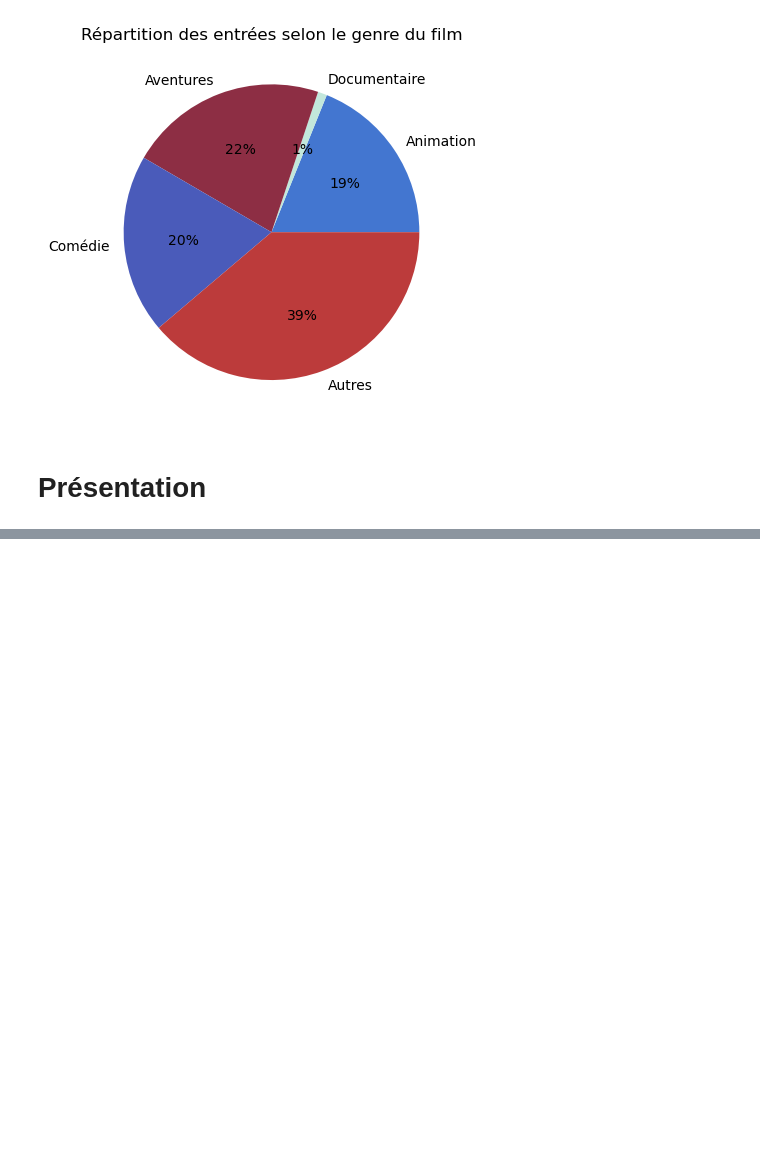
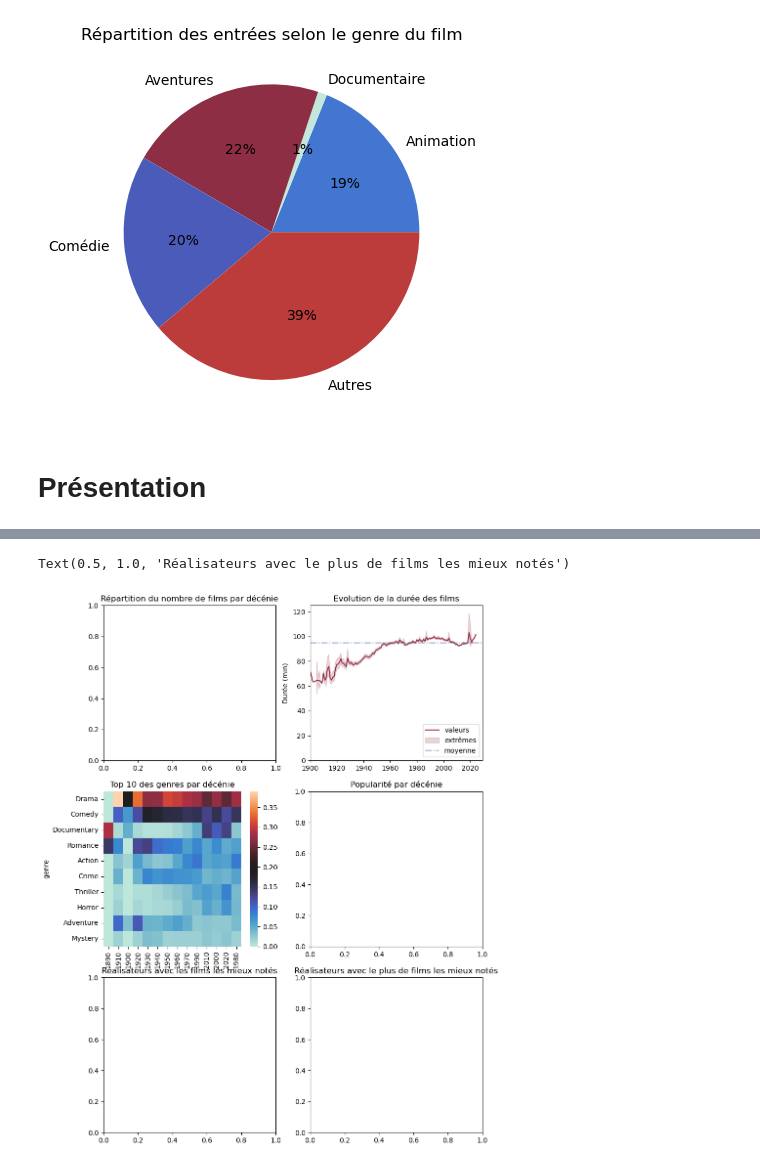
Before and after one commit to LunaGTN/film_recommendation_system, a Jupyter notebook: analyse.ipynb, the cells around one changed output, grey strips where cells are left out. Saved outputs shown, nothing was run; the diff lists cells and outputs as text; code cells hidden in the pictures; blank space fills up the shorter version.

```diff
--- a/analyse.ipynb
+++ b/analyse.ipynb
@@ -97,0 +94,39 @@ TypeError: subplot() takes 1 or 3 positional arguments but 2 were given
+# %%
+fig, axes = plt.subplots(3,2, figsize = (10,14))
+
+# En haut à gauche - Nb films / décénie
+ax1 = axes[0][0]
+ax1.set_title("Répartition du nombre de films par décénie")
+
+
+#En haut à droite - Durée / an
+ax2 = axes[0][1]
+ax2.set_title("Evolution de la durée des films")
+sns.lineplot(data = df_film, x = "année", y = "temps_minutes", color = "#922E44", ax = axes[0][1])
+ax2.set_xlim(1900, 2029)
+ax2.set_ylim(0,125)
+moyenne = df_film['temps_minutes'].mean()
+ax2.axhline(moyenne, color='#494B9B', linestyle='-.', alpha = 0.5)
+ax2.set_ylabel("Durée (min)")
+ax2.set_xlabel("")
+ax2.legend(["valeurs", "extrêmes", "moyenne"], loc = 'lower right')
+
+# AU milieu à gauche - Genres / décénie
+ax3 =axes[1][0]
+ax3.set_title("Top 10 des genres par décénie")
+sns.heatmap(df_top_genre, cmap = "icefire", ax = axes[1][0])
+
+# AU milieu à droite - Popularité / décénie
+ax4 =axes[1][1]
+ax4.set_title("Popularité par décénie")
+
+# En bas à gauche - Réalisateur films mieux notés
+ax5 =axes[2][0]
+ax5.set_title("Réalisateurs avec les films les mieux notés")
+
+# En bas à droite - Réalisateur plus de films mieux notés
+ax6 =axes[2][1]
+ax6.set_title("Réalisateurs avec le plus de films les mieux notés")
+# %% [output]
+Text(0.5, 1.0, 'Réalisateurs avec le plus de films les mieux notés')
+[figure, added]
```
Also changed, not shown: parts of 1 cell of this notebook.
